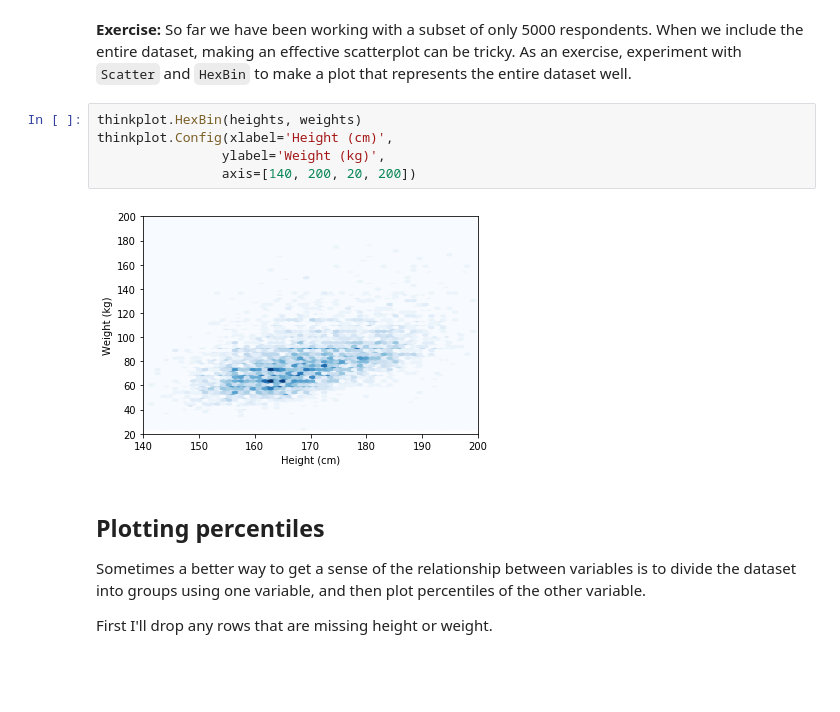
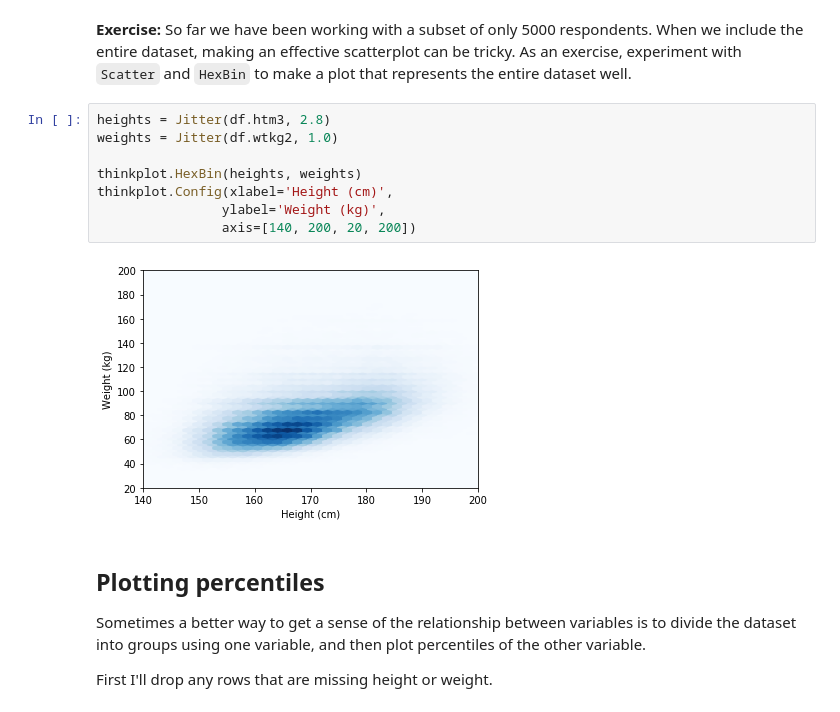
Before and after one commit to ijmiller2/ThinkStats2, a Jupyter notebook: code/chap07ex.ipynb, the cells around one changed output. Cells and saved outputs as stored; diff of their text form; blank space fills up the shorter version.

```diff
--- a/code/chap07ex.ipynb
+++ b/code/chap07ex.ipynb
@@ -99,12 +99,15 @@ In this case the binned plot does a pretty good job of showing the location and
 # %% [markdown]
 **Exercise:**  So far we have been working with a subset of only 5000 respondents.  When we include the entire dataset, making an effective scatterplot can be tricky.  As an exercise, experiment with `Scatter` and `HexBin` to make a plot that represents the entire dataset well.
 # %%
+heights = Jitter(df.htm3, 2.8)
+weights = Jitter(df.wtkg2, 1.0)
+
 thinkplot.HexBin(heights, weights)
 thinkplot.Config(xlabel='Height (cm)',
                 ylabel='Weight (kg)',
                 axis=[140, 200, 20, 200])
 # %% [output]
-[figure, old version]
+[figure, new version]
 # %% [markdown]
 ## Plotting percentiles
 
```
Also changed, not shown: parts of 6 cells of this notebook.
